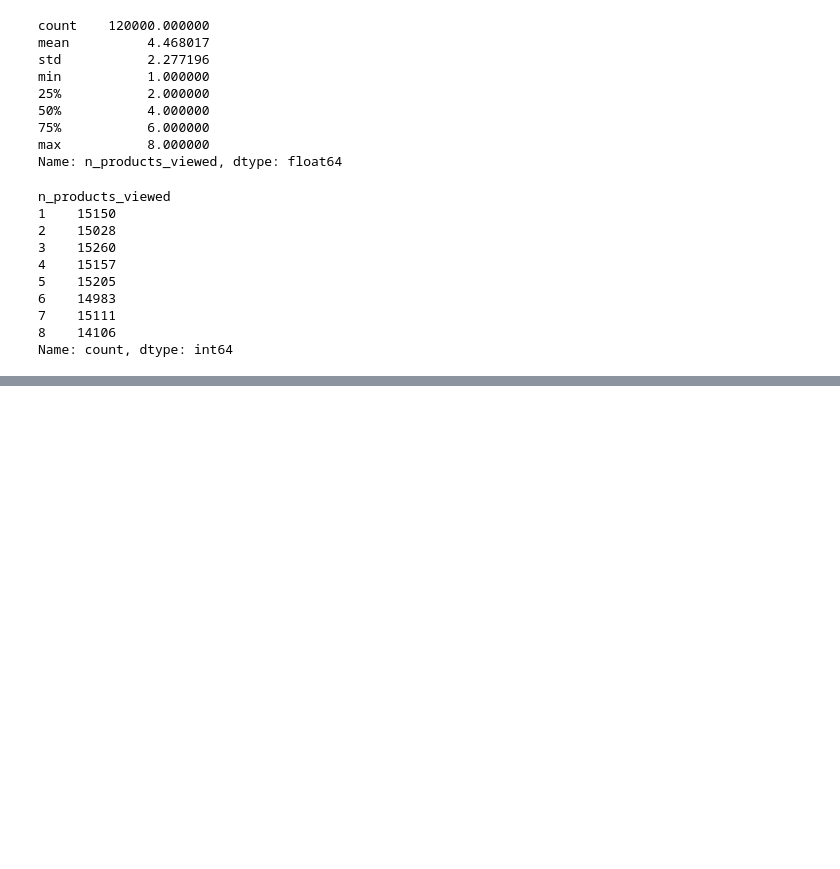
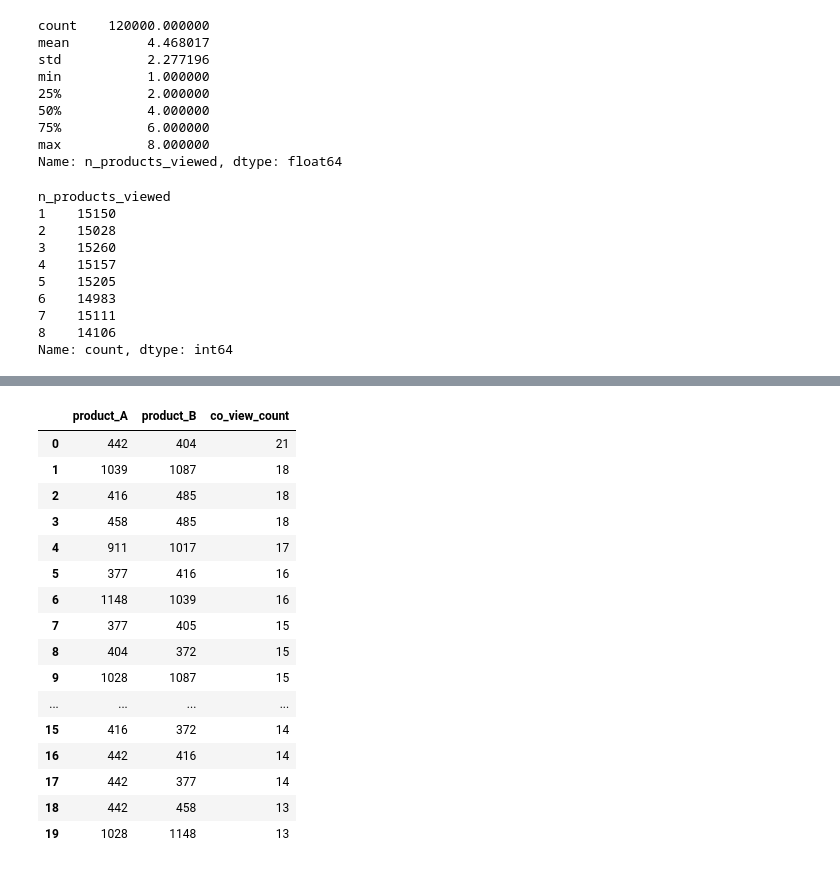
Before and after one commit to lauren-haan-gilbert/customer-behaviour-insight-engine, a Jupyter notebook: notebooks/05_association_rules.ipynb, the cells around one changed output, grey strips where cells are left out. Cells and saved outputs as stored; diff of their text form; code cells hidden in the pictures; blank space fills up the shorter version.

```diff
--- a/notebooks/05_association_rules.ipynb
+++ b/notebooks/05_association_rules.ipynb
@@ -635,0 +639,42 @@ plt.show()
+# %%
+# ---- Create a table of top co-viewed product pairs ----
+
+# Convert co_view_counts to a long-form table
+pairs = []
+
+for i, prod_i in enumerate(top_viewed_products):
+    for j, prod_j in enumerate(top_viewed_products):
+        if j <= i:
+            continue  # avoid duplicates and self-pairs
+
+        count = co_view_counts.iloc[i, j]
+
+        if count > 0:  # keep only meaningful pairs
+            pairs.append((prod_i, prod_j, count))
+
+# Create DataFrame
+co_view_table = (
+    pd.DataFrame(pairs, columns=["product_A", "product_B", "co_view_count"])
+    .sort_values("co_view_count", ascending=False)
+    .reset_index(drop=True)
+)
+
+co_view_table.head(20)  # show top 20
+# %% [output]
+|  | product_A | product_B | co_view_count |
+| 0 | 442 | 404 | 21 |
+| 1 | 1039 | 1087 | 18 |
+| 2 | 416 | 485 | 18 |
+| 3 | 458 | 485 | 18 |
+| 4 | 911 | 1017 | 17 |
+| 5 | 377 | 416 | 16 |
+| 6 | 1148 | 1039 | 16 |
+| 7 | 377 | 405 | 15 |
+| 8 | 404 | 372 | 15 |
+| 9 | 1028 | 1087 | 15 |
+| ... | ... | ... | ... |
+| 15 | 416 | 372 | 14 |
+| 16 | 442 | 416 | 14 |
+| 17 | 442 | 377 | 14 |
+| 18 | 442 | 458 | 13 |
+| 19 | 1028 | 1148 | 13 |
```
Also changed, not shown: parts of 2 cells of this notebook.
